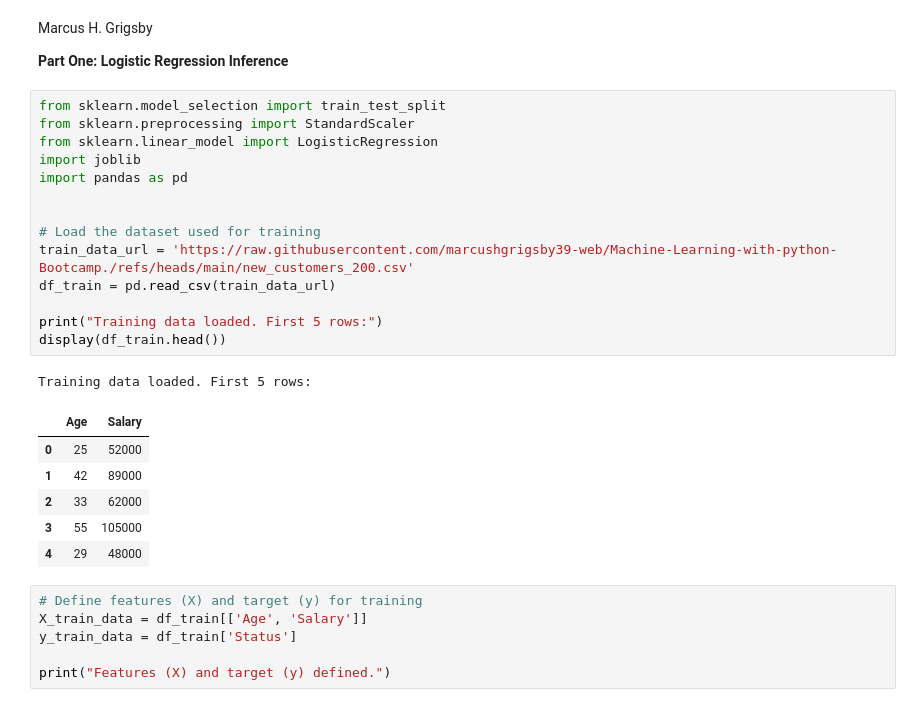
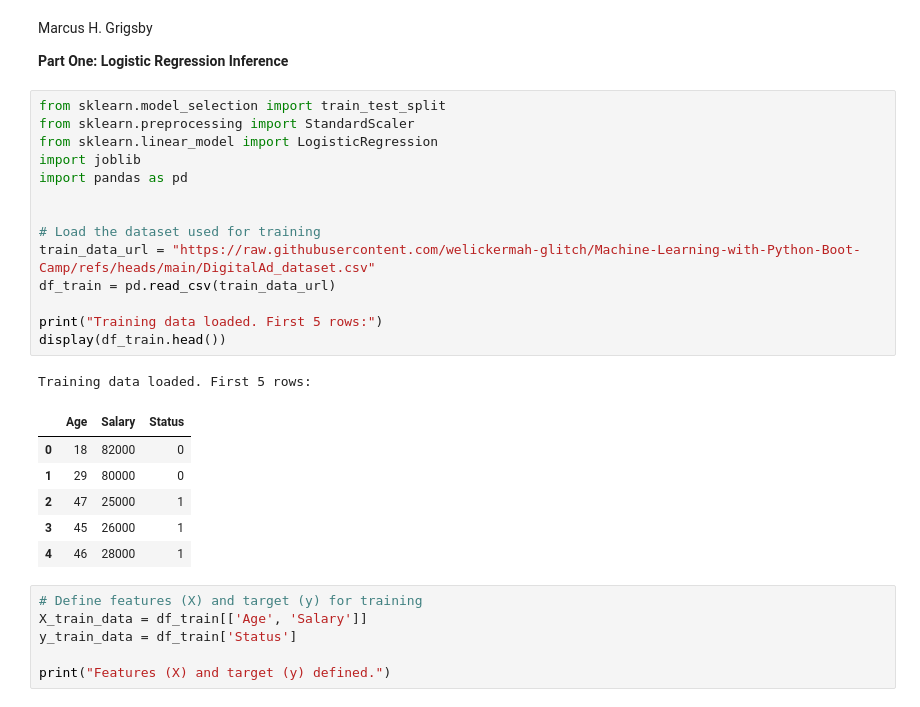
Before and after one commit to marcushgrigsby39-web/Machine-Learning-with-python-Bootcamp., a Jupyter notebook: Capstone_Final_Project.ipynb, the cells around one changed output. Saved outputs shown, nothing was run; the diff lists cells and outputs as text.

```diff
--- a/Capstone_Final_Project.ipynb
+++ b/Capstone_Final_Project.ipynb
@@ -7,25 +7,25 @@ Marcus H. Grigsby
 # %%
 from sklearn.model_selection import train_test_split
 from sklearn.preprocessing import StandardScaler
 from sklearn.linear_model import LogisticRegression
 import joblib
 import pandas as pd
 
 
 # Load the dataset used for training
-train_data_url = 'https://raw.githubusercontent.com/marcushgrigsby39-web/Machine-Learning-with-python-Bootcamp./refs/heads/main/new_customers_200.csv'
+train_data_url = "https://raw.githubusercontent.com/welickermah-glitch/Machine-Learning-with-Python-Boot-Camp/refs/heads/main/DigitalAd_dataset.csv"
 df_train = pd.read_csv(train_data_url)
 
 print("Training data loaded. First 5 rows:")
 display(df_train.head())
 # %% [output]
 Training data loaded. First 5 rows:
-|  | Age | Salary |
-| 0 | 25 | 52000 |
-| 1 | 42 | 89000 |
-| 2 | 33 | 62000 |
-| 3 | 55 | 105000 |
-| 4 | 29 | 48000 |
+|  | Age | Salary | Status |
+| 0 | 18 | 82000 | 0 |
+| 1 | 29 | 80000 | 0 |
+| 2 | 47 | 25000 | 1 |
+| 3 | 45 | 26000 | 1 |
+| 4 | 46 | 28000 | 1 |
 # %%
 # Define features (X) and target (y) for training
 X_train_data = df_train[['Age', 'Salary']]
```
Also changed, not shown: parts of 1 cell of this notebook.
